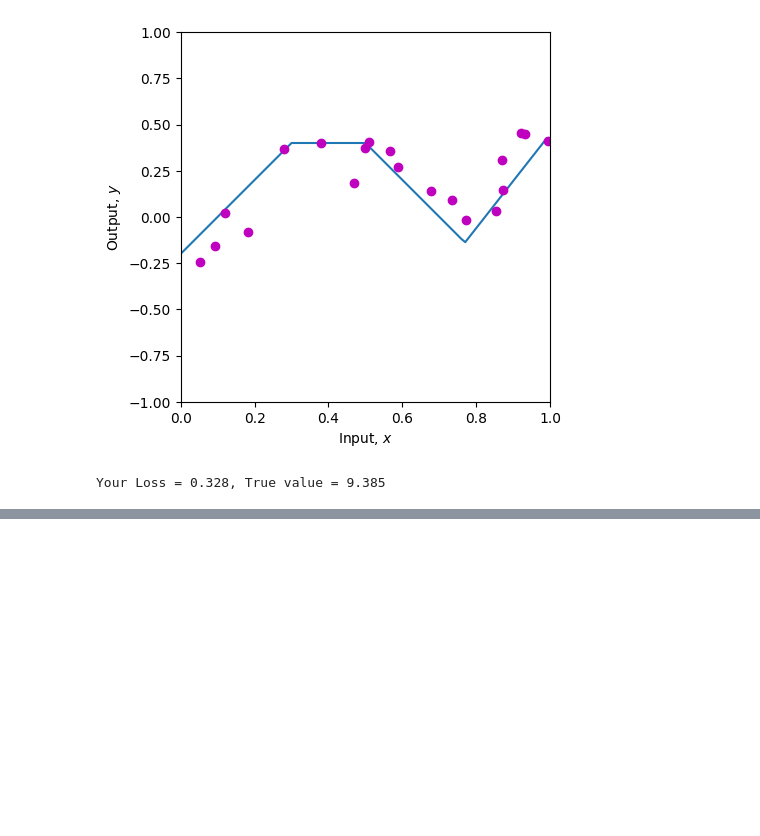
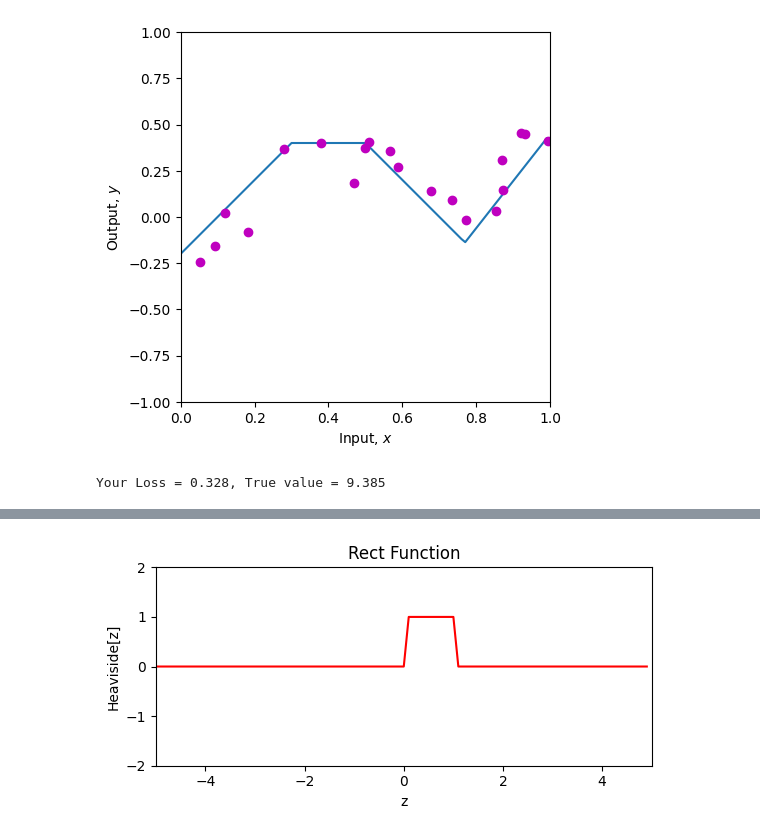
Before and after one commit to jhsilvaz13/udlbook-maa, a Jupyter notebook: Notebooks/Chap03/3_1_Shallow_Networks_I.ipynb, the cells around one changed output, grey strips where cells are left out. Saved outputs shown, nothing was run; the diff lists cells and outputs as text; code cells hidden in the pictures; blank space fills up the shorter version.

```diff
--- a/Notebooks/Chap03/3_1_Shallow_Networks_I.ipynb
+++ b/Notebooks/Chap03/3_1_Shallow_Networks_I.ipynb
@@ -298,0 +371,26 @@ Your Loss = 0.328, True value = 9.385
+# %%
+def rect(preactivation):
+    # the rect function is 0 if the preactivation is less than 0 or greater than 1, and 1 if the preactivation is between 0 and 1
+    activation = np.zeros_like(preactivation)
+    for i in range(len(preactivation)):
+        if preactivation[i] < 0 or preactivation[i] > 1:
+            activation[i] = 0
+        else:
+            activation[i] = 1
+    return activation
+# %%
+# Test if the Heaviside function works
+def show_rect(z, Rect_z):
+    # Plot the Heaviside function
+    fig, ax = plt.subplots()
+    ax.plot(z,Rect_z,'r-')
+    ax.set_xlim([-5,5]);ax.set_ylim([-2,2])
+    ax.set_xlabel('z'); ax.set_ylabel('Heaviside[z]')
+    ax.set_aspect('equal')
+    plt.title('Rect Function')
+    plt.show()
+z= np.arange(-5,5,0.1)
+Rect_z = rect(z)
+show_rect(z, Rect_z)
+# %% [output]
+[figure, added]
```
Also changed, not shown: parts of 7 cells of this notebook, 3 other files.
